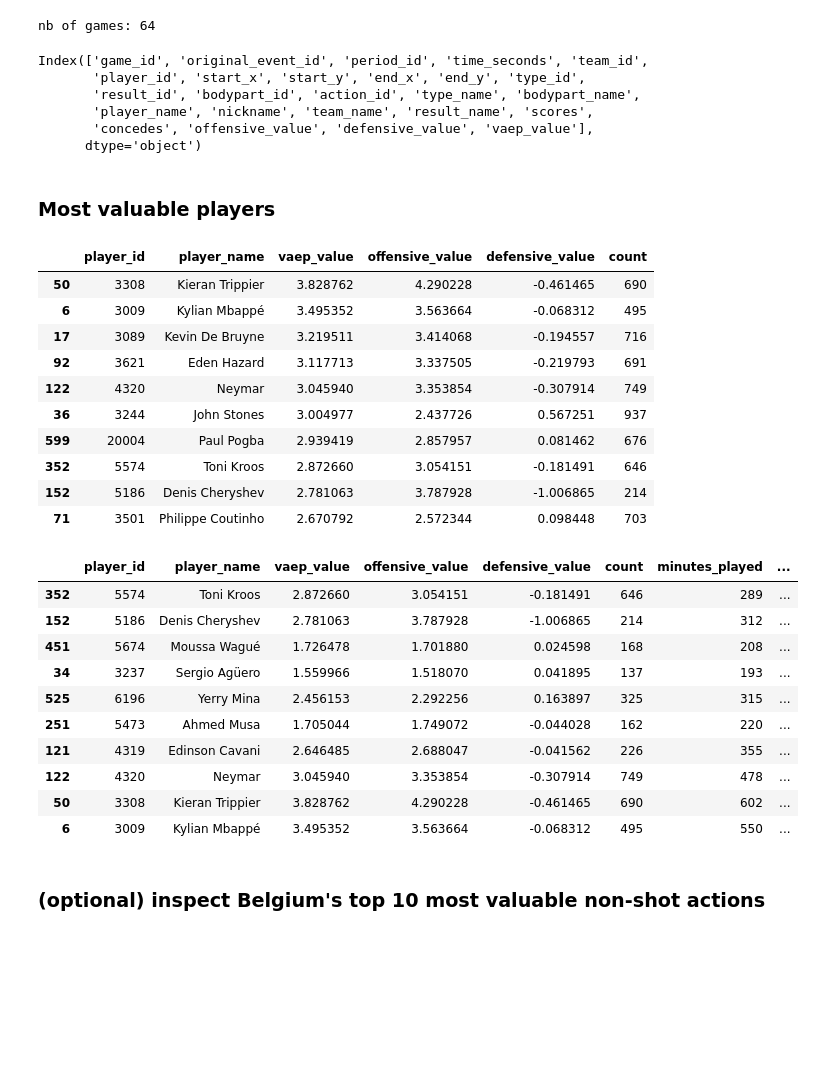
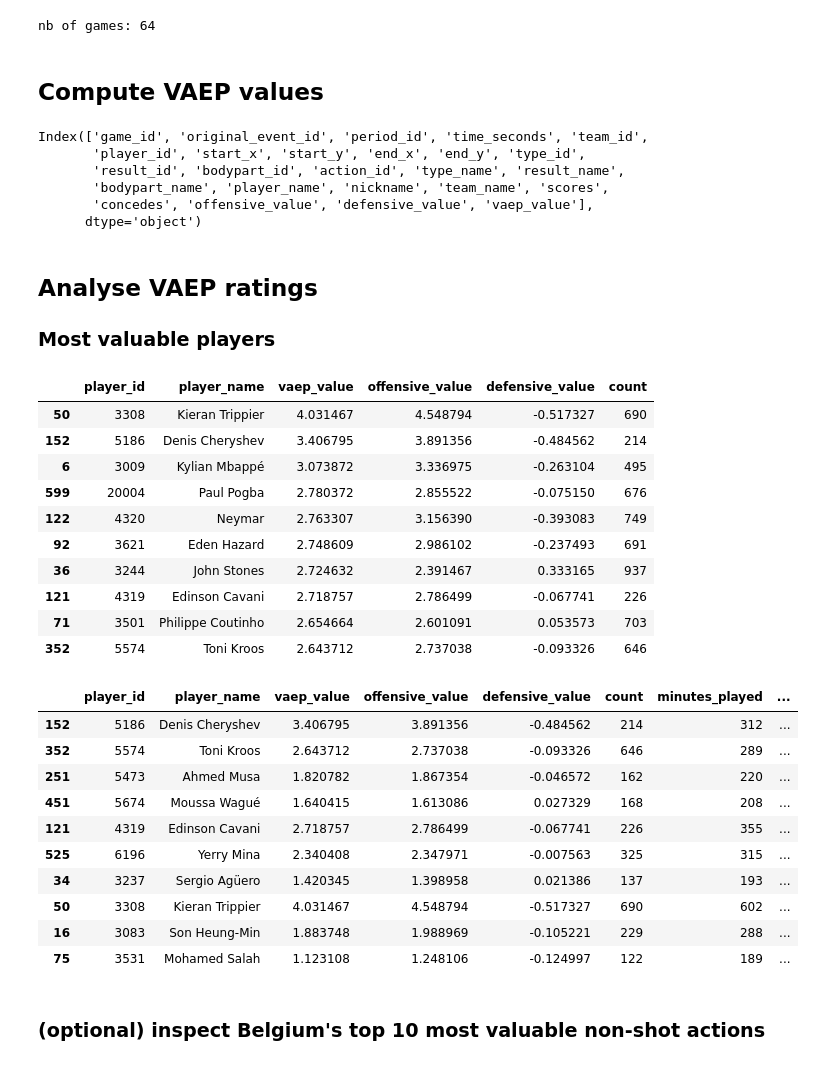
Before and after one commit to ML-KULeuven/socceraction, a Jupyter notebook: public-notebooks/4-compute-vaep-values-and-top-players.ipynb, the cells around one changed output. Saved outputs shown, nothing was run; the diff lists cells and outputs as text; code cells hidden in the pictures; blank space fills up the shorter version.

```diff
--- a/public-notebooks/4-compute-vaep-values-and-top-players.ipynb
+++ b/public-notebooks/4-compute-vaep-values-and-top-players.ipynb
@@ -22,91 +25,89 @@ with pd.HDFStore(spadl_h5) as spadlstore:
         .merge(spadlstore["teams"].add_prefix('away_'), how='left'))
     players = spadlstore["players"]
     teams = spadlstore["teams"]
-    actiontypes = spadlstore["actiontypes"]
-    bodyparts = spadlstore["bodyparts"]
-    results = spadlstore["results"]
 print("nb of games:", len(games))
 # %% [output]
 nb of games: 64
+# %% [markdown]
+## Compute VAEP values
 # %%
 A = []
 for game in tqdm.tqdm(list(games.itertuples()), desc="Rating actions"):
     actions = pd.read_hdf(spadl_h5, f"actions/game_{game.game_id}")
     actions = (
-        actions
-        .merge(actiontypes, how="left")
-        .merge(bodyparts, how="left")
+        spadl.add_names(actions)
         .merge(players, how="left")
         .merge(teams, how="left")
-        .merge(results, how="left")
-        .sort_values(["game_id","period_id","action_id"])
+        .sort_values(["game_id", "period_id", "action_id"])
         .reset_index(drop=True)
     )
     preds = pd.read_hdf(predictions_h5, f"game_{game.game_id}")
     values = vaepformula.value(actions, preds.scores, preds.concedes)
-    A.append(pd.concat([actions, preds,values], axis=1))
+    A.append(pd.concat([actions, preds, values], axis=1))
 A = pd.concat(A).sort_values(["game_id", "period_id", "time_seconds"]).reset_index(drop=True)
 A.columns
 # %% [output]
 Index(['game_id', 'original_event_id', 'period_id', 'time_seconds', 'team_id',
        'player_id', 'start_x', 'start_y', 'end_x', 'end_y', 'type_id',
-       'result_id', 'bodypart_id', 'action_id', 'type_name', 'bodypart_name',
-       'player_name', 'nickname', 'team_name', 'result_name', 'scores',
+       'result_id', 'bodypart_id', 'action_id', 'type_name', 'result_name',
+       'bodypart_name', 'player_name', 'nickname', 'team_name', 'scores',
        'concedes', 'offensive_value', 'defensive_value', 'vaep_value'],
       dtype='object')
 # %% [markdown]
+## Analyse VAEP ratings
 ### Most valuable players
 # %%
 A["count"] = 1
 
-# These are useless events that don't measure player skill
-
+# Compute each player's number of actions and total VAEP values
 playersR = (
     A[["player_id", "vaep_value", "offensive_value", "defensive_value", "count"]]
     .groupby(["player_id"])
     .sum()
     .reset_index()
 )
+# Add player names
 playersR = playersR.merge(players[["player_id", "nickname", "player_name"]], how="left")
 playersR["player_name"] = playersR[["nickname","player_name"]].apply(lambda x: x[0] if x[0] else x[1],axis=1)
+# Show results
 playersR = playersR[["player_id", "player_name", "vaep_value", "offensive_value", "defensive_value", "count"]]
 playersR.sort_values("vaep_value", ascending=False)[:10]
 # %% [output]
 |  | player_id | player_name | vaep_value | offensive_value | defensive_value | count |
-| 50 | 3308 | Kieran Trippier | 3.828762 | 4.290228 | -0.461465 | 690 |
-| 6 | 3009 | Kylian Mbappé | 3.495352 | 3.563664 | -0.068312 | 495 |
-| 17 | 3089 | Kevin De Bruyne | 3.219511 | 3.414068 | -0.194557 | 716 |
-| 92 | 3621 | Eden Hazard | 3.117713 | 3.337505 | -0.219793 | 691 |
-| 122 | 4320 | Neymar | 3.045940 | 3.353854 | -0.307914 | 749 |
-| 36 | 3244 | John Stones | 3.004977 | 2.437726 | 0.567251 | 937 |
-| 599 | 20004 | Paul Pogba | 2.939419 | 2.857957 | 0.081462 | 676 |
-| 352 | 5574 | Toni Kroos | 2.872660 | 3.054151 | -0.181491 | 646 |
-| 152 | 5186 | Denis Cheryshev | 2.781063 | 3.787928 | -1.006865 | 214 |
-| 71 | 3501 | Philippe Coutinho | 2.670792 | 2.572344 | 0.098448 | 703 |
+| 50 | 3308 | Kieran Trippier | 4.031467 | 4.548794 | -0.517327 | 690 |
+| 152 | 5186 | Denis Cheryshev | 3.406795 | 3.891356 | -0.484562 | 214 |
+| 6 | 3009 | Kylian Mbappé | 3.073872 | 3.336975 | -0.263104 | 495 |
+| 599 | 20004 | Paul Pogba | 2.780372 | 2.855522 | -0.075150 | 676 |
+| 122 | 4320 | Neymar | 2.763307 | 3.156390 | -0.393083 | 749 |
+| 92 | 3621 | Eden Hazard | 2.748609 | 2.986102 | -0.237493 | 691 |
+| 36 | 3244 | John Stones | 2.724632 | 2.391467 | 0.333165 | 937 |
+| 121 | 4319 | Edinson Cavani | 2.718757 | 2.786499 | -0.067741 | 226 |
+| 71 | 3501 | Philippe Coutinho | 2.654664 | 2.601091 | 0.053573 | 703 |
+| 352 | 5574 | Toni Kroos | 2.643712 | 2.737038 | -0.093326 | 646 |
 # %%
 # Normalize for minutes played
 pg = pd.read_hdf(spadl_h5, "player_games")
 pg = pg[pg.game_id.isin(games.game_id)]
 mp = pg[["player_id", "minutes_played"]].groupby("player_id").sum().reset_index()
 
 stats = playersR.merge(mp)
 stats = stats[stats.minutes_played > 180] # at least two full games played
 stats["vaep_rating"] = stats.vaep_value * 90 / stats.minutes_played
 stats["offensive_rating"] = stats.offensive_value * 90 / stats.minutes_played
-#stats[stats.offensive_rating > 0.1]
+stats["defensive_rating"] = stats.defensive_value * 90 / stats.minutes_played
 stats.sort_values("vaep_rating",ascending=False)[:10]
 # %% [output]
 |  | player_id | player_name | vaep_value | offensive_value | defensive_value | count | minutes_played | ... |
-| 352 | 5574 | Toni Kroos | 2.872660 | 3.054151 | -0.181491 | 646 | 289 | ... |
-| 152 | 5186 | Denis Cheryshev | 2.781063 | 3.787928 | -1.006865 | 214 | 312 | ... |
-| 451 | 5674 | Moussa Wagué | 1.726478 | 1.701880 | 0.024598 | 168 | 208 | ... |
-| 34 | 3237 | Sergio Agüero | 1.559966 | 1.518070 | 0.041895 | 137 | 193 | ... |
-| 525 | 6196 | Yerry Mina | 2.456153 | 2.292256 | 0.163897 | 325 | 315 | ... |
-| 251 | 5473 | Ahmed Musa | 1.705044 | 1.749072 | -0.044028 | 162 | 220 | ... |
-| 121 | 4319 | Edinson Cavani | 2.646485 | 2.688047 | -0.041562 | 226 | 355 | ... |
-| 122 | 4320 | Neymar | 3.045940 | 3.353854 | -0.307914 | 749 | 478 | ... |
-| 50 | 3308 | Kieran Trippier | 3.828762 | 4.290228 | -0.461465 | 690 | 602 | ... |
-| 6 | 3009 | Kylian Mbappé | 3.495352 | 3.563664 | -0.068312 | 495 | 550 | ... |
+| 152 | 5186 | Denis Cheryshev | 3.406795 | 3.891356 | -0.484562 | 214 | 312 | ... |
+| 352 | 5574 | Toni Kroos | 2.643712 | 2.737038 | -0.093326 | 646 | 289 | ... |
+| 251 | 5473 | Ahmed Musa | 1.820782 | 1.867354 | -0.046572 | 162 | 220 | ... |
+| 451 | 5674 | Moussa Wagué | 1.640415 | 1.613086 | 0.027329 | 168 | 208 | ... |
+| 121 | 4319 | Edinson Cavani | 2.718757 | 2.786499 | -0.067741 | 226 | 355 | ... |
+| 525 | 6196 | Yerry Mina | 2.340408 | 2.347971 | -0.007563 | 325 | 315 | ... |
+| 34 | 3237 | Sergio Agüero | 1.420345 | 1.398958 | 0.021386 | 137 | 193 | ... |
+| 50 | 3308 | Kieran Trippier | 4.031467 | 4.548794 | -0.517327 | 690 | 602 | ... |
+| 16 | 3083 | Son Heung-Min | 1.883748 | 1.988969 | -0.105221 | 229 | 288 | ... |
+| 75 | 3531 | Mohamed Salah | 1.123108 | 1.248106 | -0.124997 | 122 | 189 | ... |
 # %% [markdown]
 ### (optional) inspect Belgium's top 10 most valuable non-shot actions
 # %%
```
Also changed, not shown: parts of 5 cells of this notebook, 8 other files.
